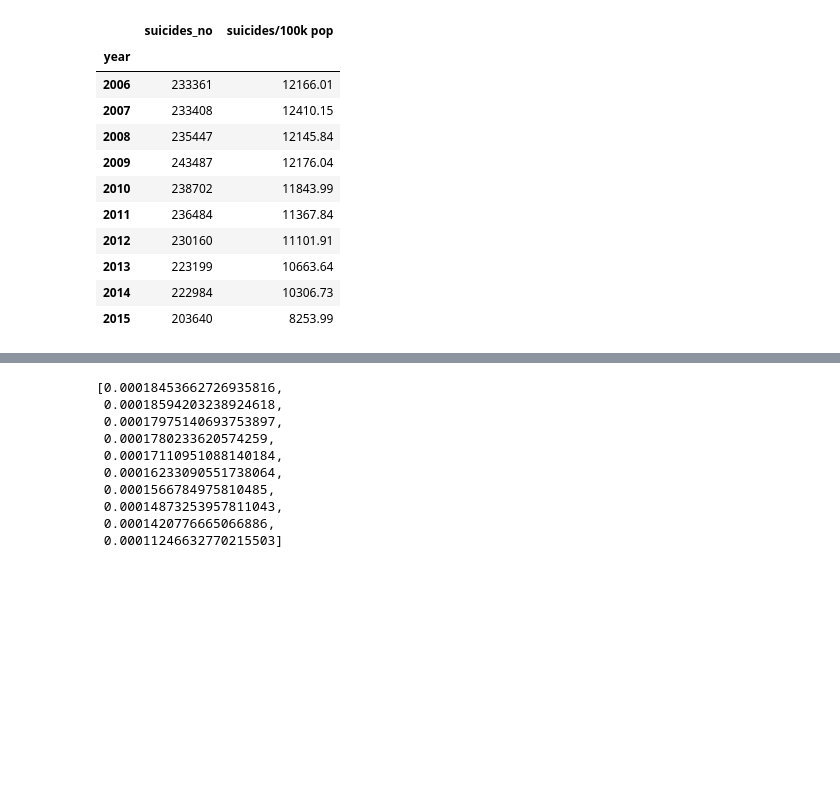
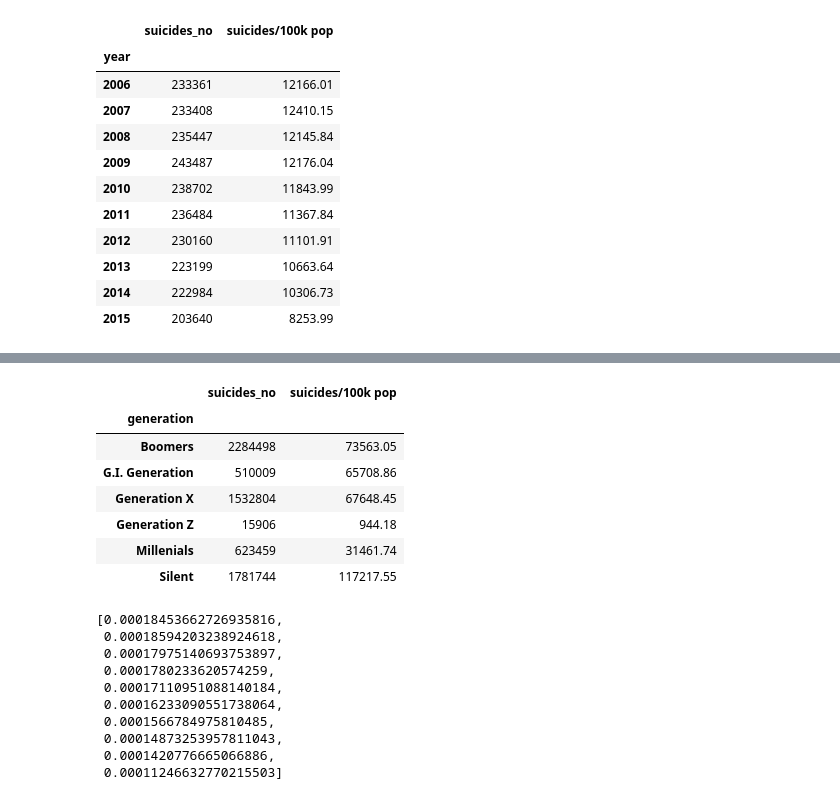
Before and after one commit to arw-625/Happiest-Generation, a Jupyter notebook: Happiest -Gen.ipynb, the cells around one changed output, grey strips where cells are left out. Cells and saved outputs as stored; diff of their text form; code cells hidden in the pictures; blank space fills up the shorter version.

```diff
--- a/Happiest -Gen.ipynb
+++ b/Happiest -Gen.ipynb
@@ -538,3 +560,18 @@ global_suicide_10
+# %%
+gen_totals = f.groupby("generation").sum()
+gen_totals = gen_totals.drop(labels = 'gdp_per_capita ($)', axis = 1)
+gen_totals = gen_totals.drop(labels = 'HDI for year', axis = 1)
+gen_totals = gen_totals.drop(labels = 'population', axis =1)
+gen_totals
+# %% [output]
+|  | suicides_no | suicides/100k pop |
+| generation |  |  |
+| Boomers | 2284498 | 73563.05 |
+| G.I. Generation | 510009 | 65708.86 |
+| Generation X | 1532804 | 67648.45 |
+| Generation Z | 15906 | 944.18 |
+| Millenials | 623459 | 31461.74 |
+| Silent | 1781744 | 117217.55 |
 # %%
 y_sui_total = global_suicide_10["suicides/100k pop"]
 y_sui_totals = np.array(y_sui_total)
```
Also changed, not shown: parts of 7 cells of this notebook, 6 other files.
